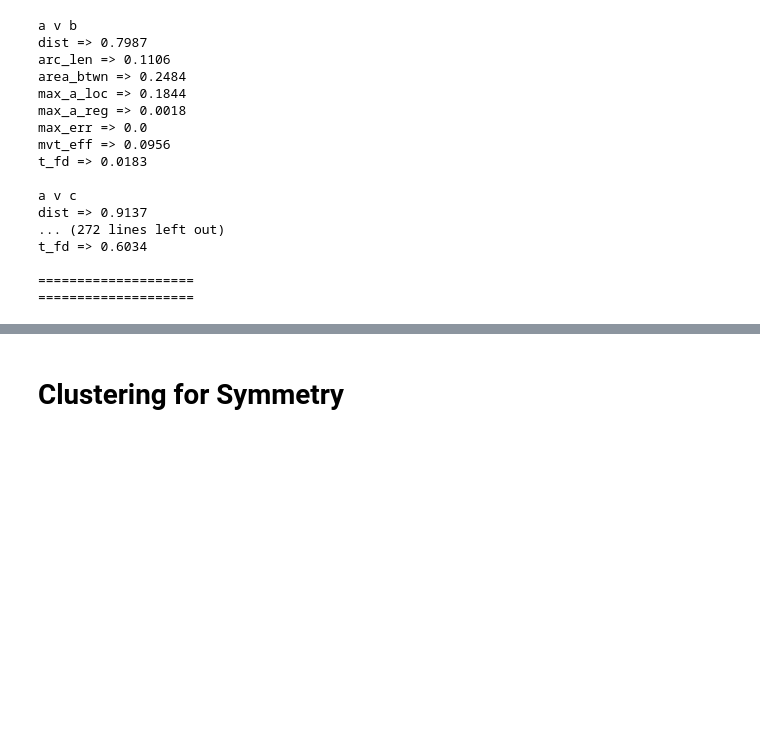
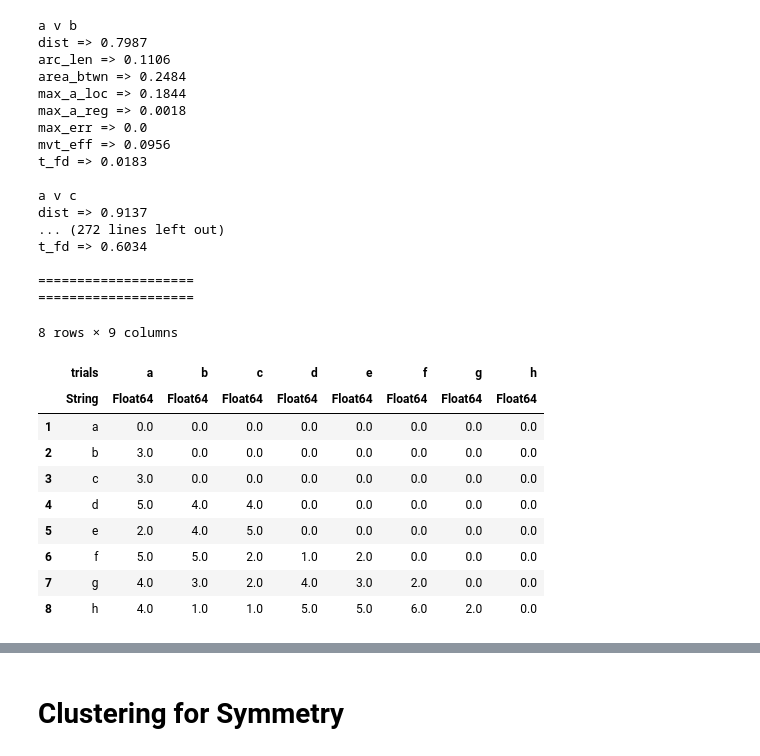
Before and after one commit to NotCras/asterisk_test, a Jupyter notebook: data_analysis_julia.ipynb, the cells around one changed output, grey strips where cells are left out. Cells and saved outputs as stored; diff of their text form; code cells hidden in the pictures; blank space fills up the shorter version.

Commit message:
added aggregate pvalue counts

```diff
--- a/data_analysis_julia.ipynb
+++ b/data_analysis_julia.ipynb
@@ -462,6 +462,59 @@ t_fd => 0.6034
 
 ====================
 ====================
+# %%
+function aggregate_pvalues()
+    translations = ['a','b','c','d','e','f','g','h']
+    results_report = zeros(8, 8)
+
+    for t in translations
+        i = findall(x->x==t, translations)[1]
+        n = 0
+
+        for t2 in translations[i:end]
+            total_sigs = 0
+
+            for m in metrics
+                v1, _ = get_trial_vals(df_hand, m, t)
+                v2, _ = get_trial_vals(df_hand, m, t2)
+
+                result = pvalue(UnequalVarianceTTest(v1, v2))
+
+                if result <= 0.05
+                    total_sigs = total_sigs + 1
+                end
+
+                if t
+            end
+
+            results_report[i, i+n] = total_sigs
+
+            n = n+1
+        end
+        println(" ")
+    end
+
+    r_df = DataFrame(trials=translations = ["a", "b", "c", "d", "e", "f", "g", "h"],
+                     a=results_report[1,:], b=results_report[2,:], c=results_report[3,:],
+                     d=results_report[4,:], e=results_report[5,:], f=results_report[6,:],
+                     g=results_report[7,:], h=results_report[8,:])
+
+    return r_df
+end
+
+aggregate_pvalues()
+# %% [output]
+8 rows × 9 columns
+|  | trials | a | b | c | d | e | f | g | h |
+|  | String | Float64 | Float64 | Float64 | Float64 | Float64 | Float64 | Float64 | Float64 |
+| 1 | a | 0.0 | 0.0 | 0.0 | 0.0 | 0.0 | 0.0 | 0.0 | 0.0 |
+| 2 | b | 3.0 | 0.0 | 0.0 | 0.0 | 0.0 | 0.0 | 0.0 | 0.0 |
+| 3 | c | 3.0 | 0.0 | 0.0 | 0.0 | 0.0 | 0.0 | 0.0 | 0.0 |
+| 4 | d | 5.0 | 4.0 | 4.0 | 0.0 | 0.0 | 0.0 | 0.0 | 0.0 |
+| 5 | e | 2.0 | 4.0 | 5.0 | 0.0 | 0.0 | 0.0 | 0.0 | 0.0 |
+| 6 | f | 5.0 | 5.0 | 2.0 | 1.0 | 2.0 | 0.0 | 0.0 | 0.0 |
+| 7 | g | 4.0 | 3.0 | 2.0 | 4.0 | 3.0 | 2.0 | 0.0 | 0.0 |
+| 8 | h | 4.0 | 1.0 | 1.0 | 5.0 | 5.0 | 6.0 | 2.0 | 0.0 |
 # %% [markdown]
 ![Avg Asterisk](./pics/avgd_2v2_3subs_n.jpg)
 # %% [markdown]
```
